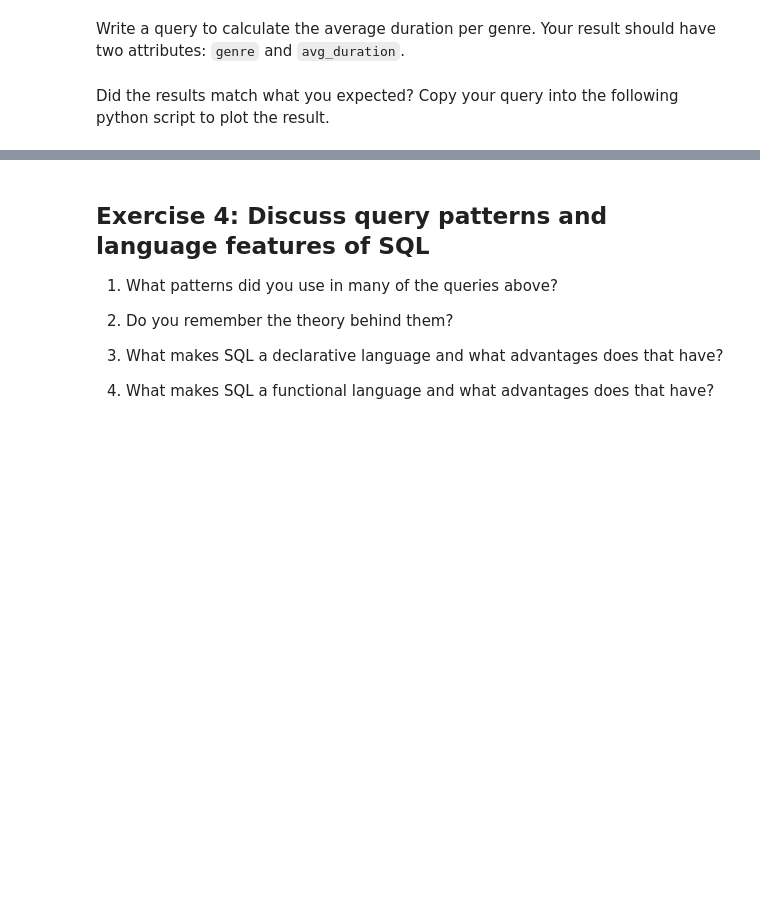
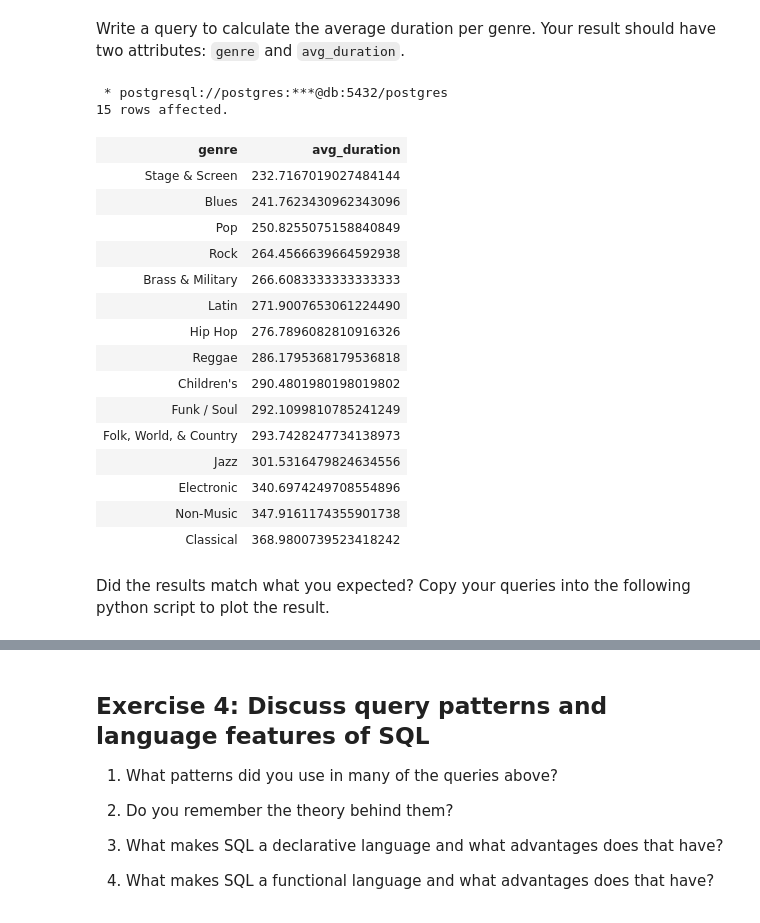
Before and after one commit to RumbleDB/bigdata-exercises, a Jupyter notebook: Big_Data_For_Engineers/exercise01/Exercise01_SQL_Brush_Up_Solution.ipynb, the cells around one changed output, grey strips where cells are left out. Saved outputs shown, nothing was run; the diff lists cells and outputs as text; code cells hidden in the pictures; blank space fills up the shorter version.

```diff
--- a/Big_Data_For_Engineers/exercise01/Exercise01_SQL_Brush_Up_Solution.ipynb
+++ b/Big_Data_For_Engineers/exercise01/Exercise01_SQL_Brush_Up_Solution.ipynb
@@ -226,11 +399,30 @@ Write a query to calculate the average duration per genre. Your result should ha
 # %%
 %%sql
 SELECT releases.genre, AVG(tracks.duration) AS avg_duration
 FROM releases JOIN tracks USING(release_id)
 GROUP BY releases.genre
-ORDER BY avg_duration ASC;
+ORDER BY avg_duration
+# %% [output]
+ * postgresql://postgres:***@db:5432/postgres
+15 rows affected.
+| genre | avg_duration |
+| Stage & Screen | 232.7167019027484144 |
+| Blues | 241.7623430962343096 |
+| Pop | 250.8255075158840849 |
+| Rock | 264.4566639664592938 |
+| Brass & Military | 266.6083333333333333 |
+| Latin | 271.9007653061224490 |
+| Hip Hop | 276.7896082810916326 |
+| Reggae | 286.1795368179536818 |
+| Children's | 290.4801980198019802 |
+| Funk / Soul | 292.1099810785241249 |
+| Folk, World, & Country | 293.7428247734138973 |
+| Jazz | 301.5316479824634556 |
+| Electronic | 340.6974249708554896 |
+| Non-Music | 347.9161174355901738 |
+| Classical | 368.9800739523418242 |
 # %% [markdown]
-Did the results match what you expected? Copy your query into the following python script to plot the result.
+Did the results match what you expected? Copy your queries into the following python script to plot the result.
 # %%
 %matplotlib inline
 import matplotlib.pyplot as plt
```
Also changed, not shown: parts of 16 cells of this notebook, 5 other files.
